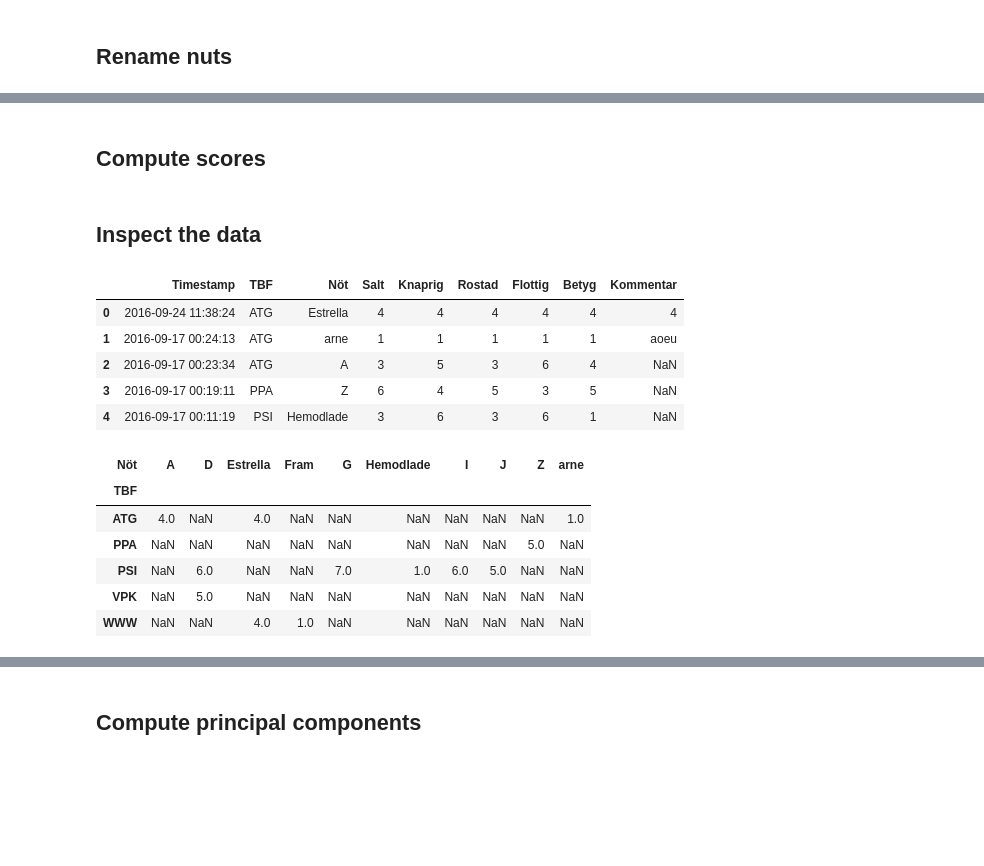
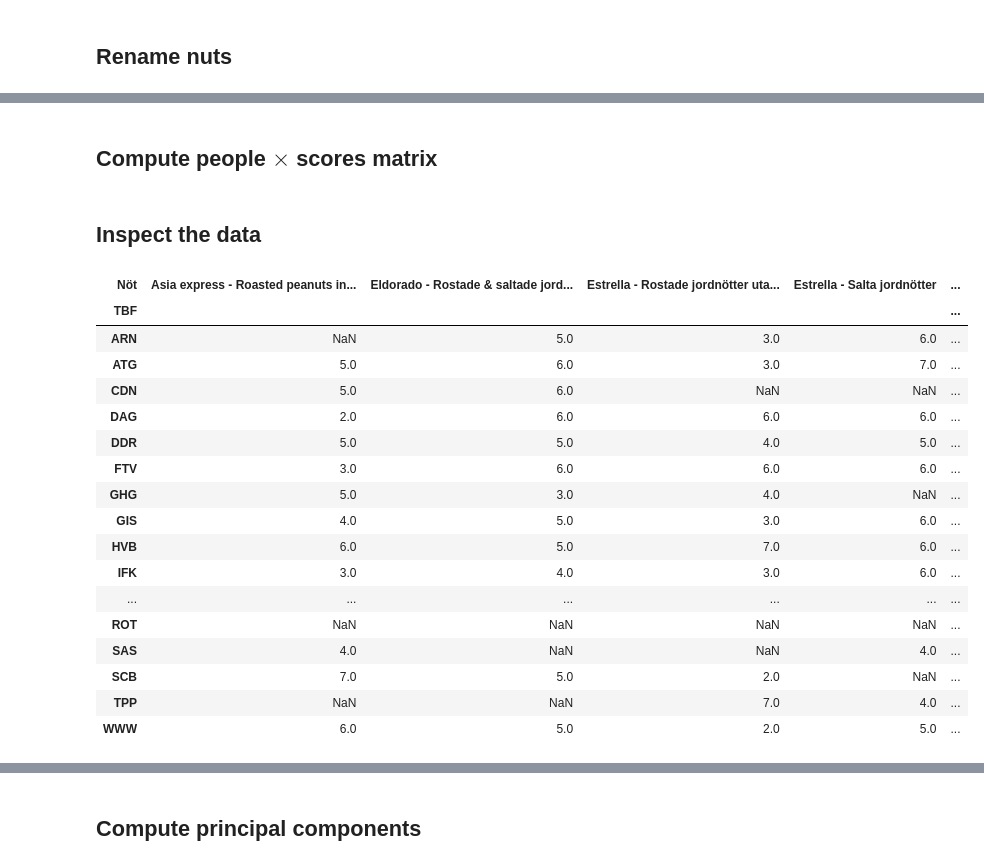
Before and after one commit to rasmuse/peanuts, a Jupyter notebook: peanuts.ipynb, the cells around one changed output, grey strips where cells are left out. Saved outputs shown, nothing was run; the diff lists cells and outputs as text; code cells hidden in the pictures; blank space fills up the shorter version.

```diff
--- a/peanuts.ipynb
+++ b/peanuts.ipynb
@@ -106,16 +77,11 @@ def load_data(paths):
 
     d['TBF'] = [v.upper() for v in d['TBF']]
 
-    nuts = ['{:02}'.format(v) for v in d['Nöt']]
+    nuts = [int(v) for v in d['Nöt']]
     d['Nöt'] = nuts
 
-    def get_latest(d):
-        return d.sort_values('Timestamp', ascending=False).iloc[0]
+    return d.groupby(['TBF', 'Nöt']).last().reset_index()
 
-
-    timestamps = d.groupby(['TBF', 'Nöt']).apply(get_latest).reset_index(drop=True).set_index('Timestamp').index
-    return d.set_index('Timestamp').loc[timestamps, :].reset_index()
-
-all_data = load_data(['abc', 'abc3', 'Untitled form.csv'])
-all_data.head()
+all_data = load_data(['raw_data/Untitled form.csv', 'raw_data/party2.csv', 'raw_data/party3.csv'])
+all_data.tail()
 # %% [output]
@@ -131,3 +97,10 @@ all_data.head()
 import json
 with open('num_to_letter.json', 'r') as f:
     num_to_letter = json.load(f)
+num_to_letter = {int(k): v for k, v in num_to_letter.items()}
+
+letter_to_name = pd.read_csv('letter_to_name.csv').set_index('Kod')['Namn']
+
+named = all_data.replace({'Nöt': num_to_letter})
+named.replace({'Nöt': letter_to_name}, inplace=True)
+named.head()
@@ -156,28 +196,34 @@ all_data.head()
 # %% [markdown]
-## Compute scores
+## Compute people $\times$ scores matrix
 # %%
-raw_scores = all_data.set_index(['TBF', 'Nöt'])['Betyg'].unstack()
+raw_scores = named.set_index(['TBF', 'Nöt'])['Betyg'].unstack()
+
+# Impute missing values with mean for peanut
 scores = raw_scores.apply(lambda row: row.where(row.notnull(), raw_scores.mean()), axis=1)
-nuts = all_data.groupby('Nöt')[PROPERTY_NAMES].mean()
+
+# Mean properties of nuts
+nuts = named.groupby('Nöt')[PROPERTY_NAMES].mean()
 # %% [markdown]
 ## Inspect the data
-# %%
-all_data.head()
-# %% [output]
-|  | Timestamp | TBF | Nöt | Salt | Knaprig | Rostad | Flottig | Betyg | Kommentar |
-| 0 | 2016-09-24 11:38:24 | ATG | Estrella | 4 | 4 | 4 | 4 | 4 | 4 |
-| 1 | 2016-09-17 00:24:13 | ATG | arne | 1 | 1 | 1 | 1 | 1 | aoeu |
-| 2 | 2016-09-17 00:23:34 | ATG | A | 3 | 5 | 3 | 6 | 4 | NaN |
-| 3 | 2016-09-17 00:19:11 | PPA | Z | 6 | 4 | 5 | 3 | 5 | NaN |
-| 4 | 2016-09-17 00:11:19 | PSI | Hemodlade | 3 | 6 | 3 | 6 | 1 | NaN |
 # %%
-raw_scores
+raw_scores.round(2)
 # %% [output]
-| Nöt | A | D | Estrella | Fram | G | Hemodlade | I | J | Z | arne |
-| TBF |  |  |  |  |  |  |  |  |  |  |
-| ATG | 4.0 | NaN | 4.0 | NaN | NaN | NaN | NaN | NaN | NaN | 1.0 |
-| PPA | NaN | NaN | NaN | NaN | NaN | NaN | NaN | NaN | 5.0 | NaN |
-| PSI | NaN | 6.0 | NaN | NaN | 7.0 | 1.0 | 6.0 | 5.0 | NaN | NaN |
-| VPK | NaN | 5.0 | NaN | NaN | NaN | NaN | NaN | NaN | NaN | NaN |
-| WWW | NaN | NaN | 4.0 | 1.0 | NaN | NaN | NaN | NaN | NaN | NaN |
+| Nöt | Asia express - Roasted peanuts in... | Eldorado - Rostade & saltade jord... | Estrella - Rostade jordnötter uta... | Estrella - Salta jordnötter | ... |
+| TBF |  |  |  |  | ... |
+| ARN | NaN | 5.0 | 3.0 | 6.0 | ... |
+| ATG | 5.0 | 6.0 | 3.0 | 7.0 | ... |
+| CDN | 5.0 | 6.0 | NaN | NaN | ... |
+| DAG | 2.0 | 6.0 | 6.0 | 6.0 | ... |
+| DDR | 5.0 | 5.0 | 4.0 | 5.0 | ... |
+| FTV | 3.0 | 6.0 | 6.0 | 6.0 | ... |
+| GHG | 5.0 | 3.0 | 4.0 | NaN | ... |
+| GIS | 4.0 | 5.0 | 3.0 | 6.0 | ... |
+| HVB | 6.0 | 5.0 | 7.0 | 6.0 | ... |
+| IFK | 3.0 | 4.0 | 3.0 | 6.0 | ... |
+| ... | ... | ... | ... | ... | ... |
+| ROT | NaN | NaN | NaN | NaN | ... |
+| SAS | 4.0 | NaN | NaN | 4.0 | ... |
+| SCB | 7.0 | 5.0 | 2.0 | NaN | ... |
+| TPP | NaN | NaN | 7.0 | 4.0 | ... |
+| WWW | 6.0 | 5.0 | 2.0 | 5.0 | ... |
 # %%
```
Also changed, not shown: parts of 32 cells of this notebook.
